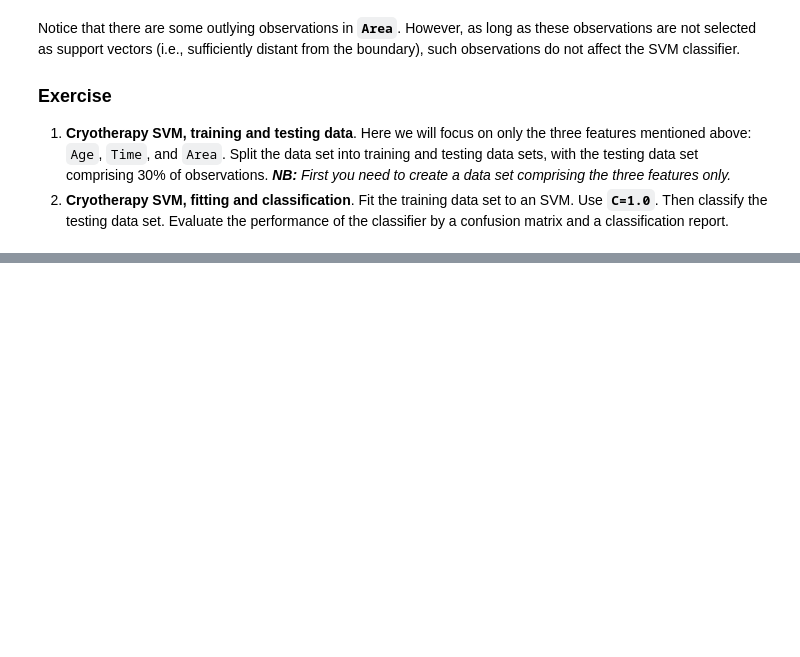
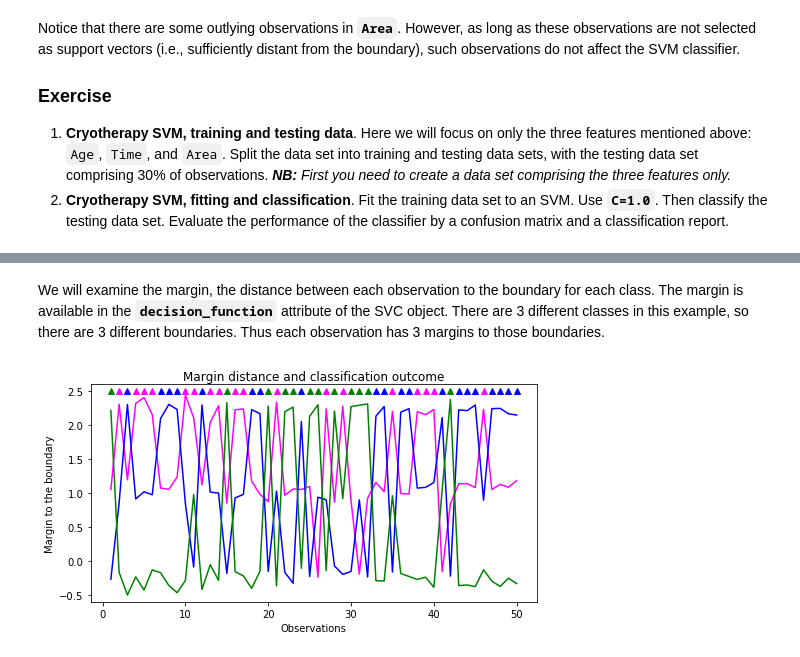
Before and after one commit to sathayas/JupyterAnalyticsSpring2018, a Jupyter notebook: SVM.ipynb, the cells around one changed output, grey strips where cells are left out. Drawn from its saved outputs; the diff is of its cells as text; code cells hidden in the pictures; blank space fills up the shorter version.

```diff
--- a/SVM.ipynb
+++ b/SVM.ipynb
@@ -349,0 +455,23 @@ X_train, X_test, y_train, y_test = train_test_split(X, y,
+# %%
+# SVM classifier
+y_pred = sv.predict(X_test)   # predicted class
+y_margin = sv.decision_function(X_test)  # margins to boundaries
+# %% [markdown]
+We will examine the margin, the distance between each observation to the boundary for each class. The margin is available in the **`decision_function`** attribute of the SVC object. There are 3 different classes in this example, so there are 3 different boundaries. Thus each observation has 3 margins to those boundaries.
+# %%
+# plotting the margins for different classes
+targetColors = ['magenta', 'blue', 'green']
+obsVec = np.arange(1,len(y_margin)+1)
+plt.figure(figsize=[8,4])
+for iClass in range(3):
+    plt.plot(obsVec,y_margin[:,iClass],
+             ls='-', c=targetColors[iClass])
+    plt.plot(obsVec[y_pred==iClass],2.5*np.ones_like(obsVec[y_pred==iClass]),
+             marker = '^', ls='none', c=targetColors[iClass])
+plt.ylim([-0.6, 2.6])
+plt.xlabel('Observations')
+plt.ylabel('Margin to the boundary')
+plt.title('Margin distance and classification outcome')
+plt.show()
+# %% [output]
+[figure, added]
```
Also changed, not shown: parts of 22 cells of this notebook.
